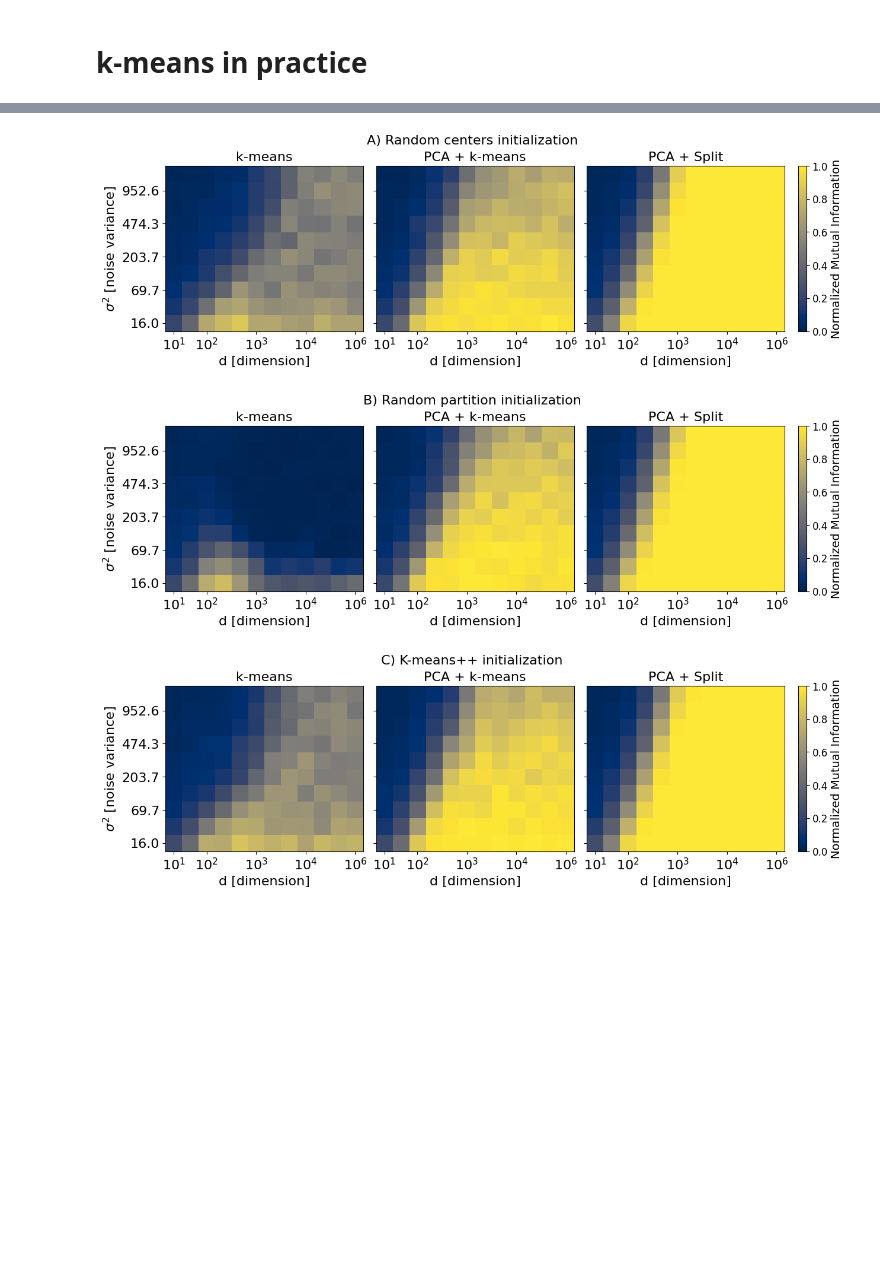
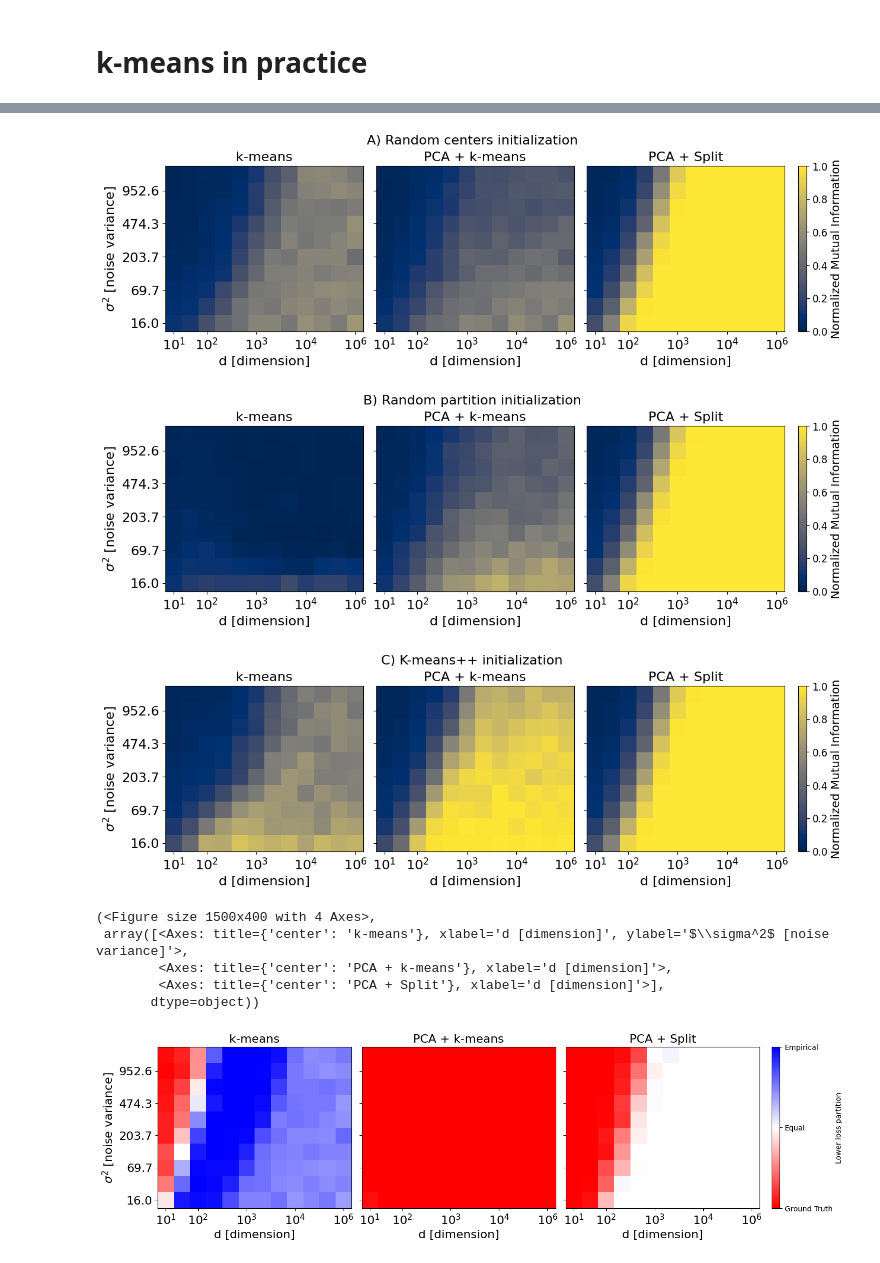
Before and after one commit to DSilva27/Observation-on-kmeans, a Jupyter notebook: paper_experiments/organizing_results.ipynb, the cells around one changed output, grey strips where cells are left out. Drawn from its saved outputs; the diff is of its cells as text; code cells hidden in the pictures; blank space fills up the shorter version.

Commit message:
fix bug in kmeans init

```diff
--- a/paper_experiments/organizing_results.ipynb
+++ b/paper_experiments/organizing_results.ipynb
@@ -212,7 +213,7 @@ plot_union_bound_corollary(results_union_bound)
 # k-means in practice
 # %%
 results_random_centers = jnp.load(
-    "../results/kmeans_in_practice/experiments_init_kmeanspp40.npz",
+    "../results/kmeans_in_practice/experiments_init_random_centers.npz",
     allow_pickle=True,
 )
 
@@ -271,3 +272,11 @@ jnp.savez(
 #     "../results/kmeans_in_practice/results_random_partition.npz",
 #     allow_pickle=True,
 # )
+# %%
+results_random_partition = jnp.load(
+    "../results/kmeans_in_practice/experiments_init_random_partition.npz",
+    #"../results/kmeans_in_practice/expeirments_init_random_part40.npz",
+    allow_pickle=True,
+)
+
+results_random_partition.files
@@ -298,16 +341,21 @@ fig, ax = plot_kmeans_in_practice_nmi_results(
     results_kmeanspp, fig_suptitle="C) K-means++ initialization"
 )
 # %% [output]
-[figure, old version]
+[figure, new version]
-[figure, old version]
+[figure, new version]
 [figure]
 # %%
 def plot_kmeans_in_practice_loss_results(results, fig_fname=None, fig_suptitle=None):
     # sns.set_theme(context="talk")
 
+    def _compute_loss_metric(loss1, loss2):
+        return jnp.where(
+            jnp.isclose(loss1, loss2), 0, jnp.where(loss1 - loss2 > 0, 1, -1)
+        ).mean(-1)
+
     def _plot_loss(loss_matrix, ax, method):
         im = ax.imshow(
-            loss_matrix.mean(-1).T, origin="lower", vmin=0, vmax=1, cmap="cividis"
+            loss_matrix.T, origin="lower", vmin=-1, vmax=1, cmap="bwr_r"
         )
         ax.set_xticks(tick_indices, tick_labels, fontsize=fs)
 
@@ -332,14 +380,26 @@ def plot_kmeans_in_practice_loss_results(results, fig_fname=None, fig_suptitle=N
     tick_labels = [rf"$10^{d}$" for d in tick_labels]
 
     fig, ax = plt.subplots(1, 3, figsize=(15, 4), sharey=True, layout="compressed")
-    im = _plot_loss(results["loss_kmeans"], ax[0], "k-means")
-    im = _plot_loss(results["loss_kmeans_pca"], ax[1], "PCA + k-means")
-    im = _plot_loss(results["loss_split_pca"], ax[2], "PCA + Split")
+    im = _plot_loss(
+        _compute_loss_metric(results["loss_kmeans"], results["loss_true_partition"]),
+        ax[0],
+        "k-means",
+    )
+    im = _plot_loss(
+        _compute_loss_metric(results["loss_kmeans_pca"], results["loss_true_partition"]),
+        ax[1],
+        "PCA + k-means",
+    )
+    im = _plot_loss(
+        _compute_loss_metric(results["loss_split_pca"], results["loss_true_partition"]),
+        ax[2],
+        "PCA + Split",
+    )
 
     ax[0].set_ylabel(r"$\sigma^2$ [noise variance]", fontsize=fs)
-    cbar = plt.colorbar(im)
-    cbar.ax.tick_params(labelsize=12)
-    cbar.set_label("Normalized Mutual Information", size=14)
+    cbar = plt.colorbar(im, label="Lower loss partition")
+    cbar.ax.set_yticks([-1.0, 0.0, 1.0])  # Set ticks explicitly
+    cbar.ax.set_yticklabels(["Ground Truth", "Equal", "Empirical"])  # Set matching labels
 
     if fig_suptitle is not None:
         fig.suptitle(fig_suptitle, fontsize=fs)
@@ -354 +411,10 @@ true_loss = results_random_centers["loss_true_partition"]
+# %%
+plot_kmeans_in_practice_loss_results(results_random_centers, fig_fname=None, fig_suptitle=None)
+# %% [output]
+(<Figure size 1500x400 with 4 Axes>,
+ array([<Axes: title={'center': 'k-means'}, xlabel='d [dimension]', ylabel='$\\sigma^2$ [noise variance]'>,
+        <Axes: title={'center': 'PCA + k-means'}, xlabel='d [dimension]'>,
+        <Axes: title={'center': 'PCA + Split'}, xlabel='d [dimension]'>],
+       dtype=object))
+[figure, added]
 # %%
```
Also changed, not shown: parts of 8 cells of this notebook, 2 other files.
